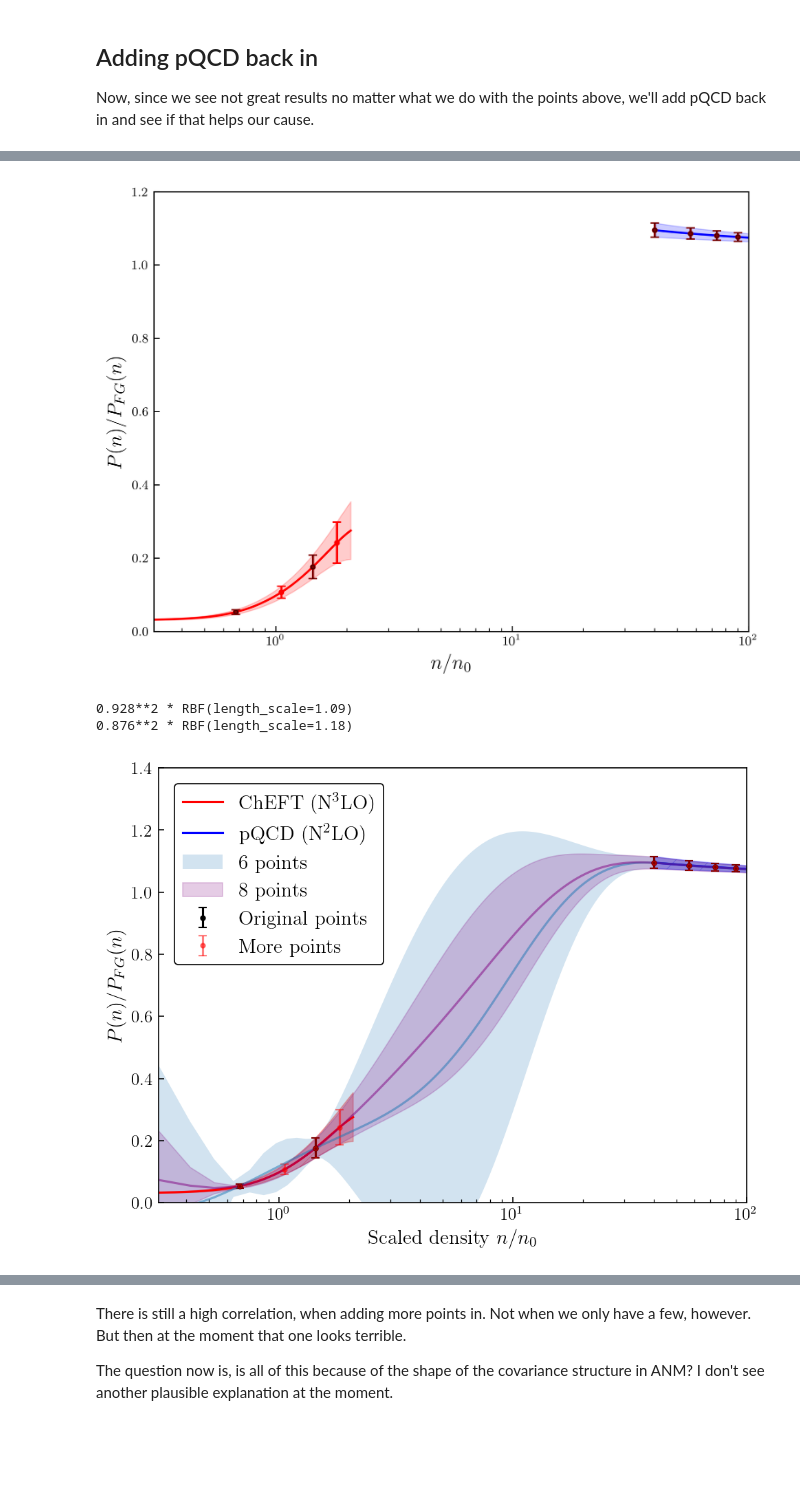
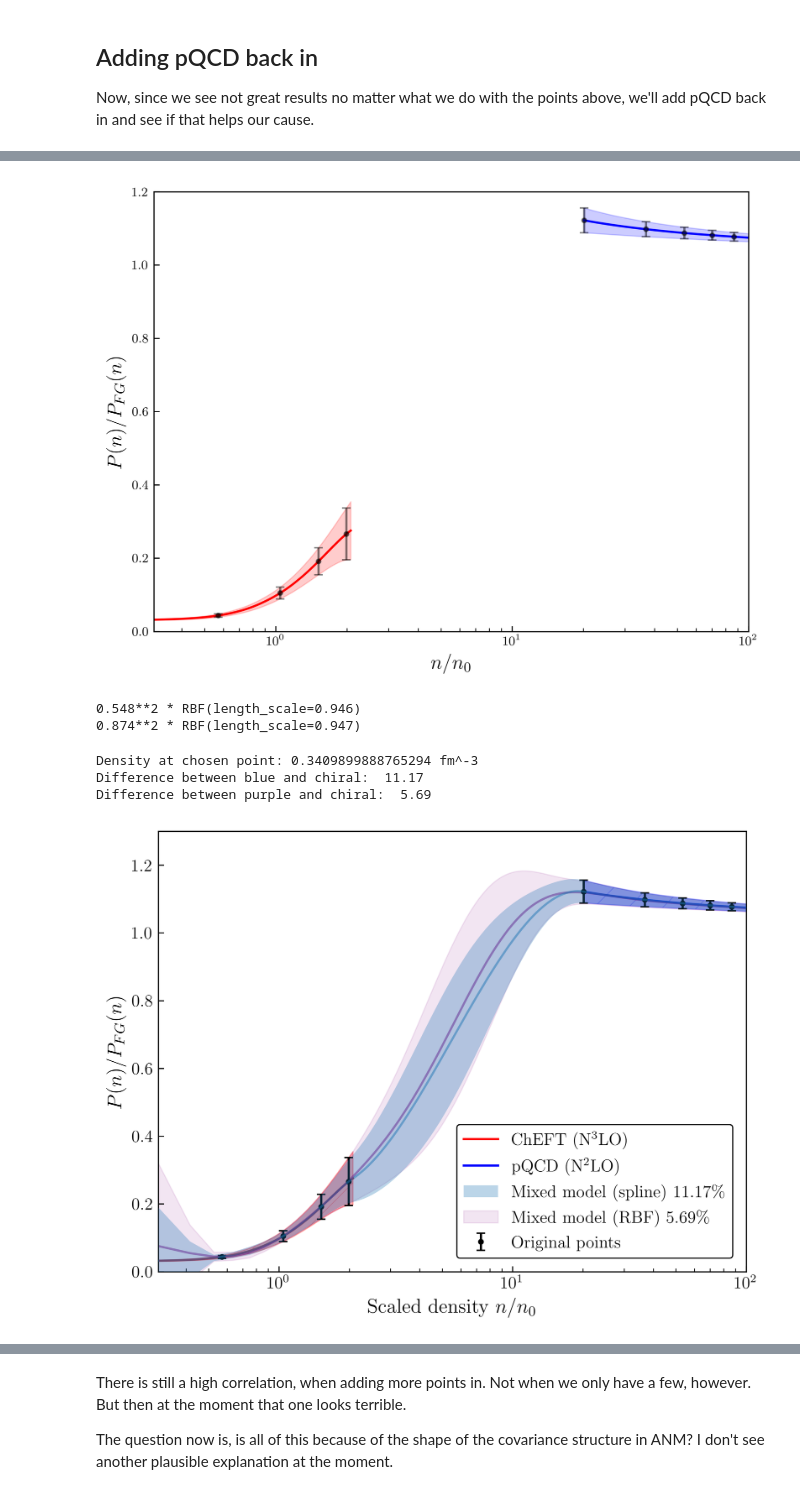
Before and after one commit to asemposki/neutron-rich-bmm, a Jupyter notebook: notebooks/Toy_GP_ANM.ipynb, the cells around one changed output, grey strips where cells are left out. Saved outputs shown, nothing was run; the diff lists cells and outputs as text; code cells hidden in the pictures; blank space fills up the shorter version.

Commit message:
stuff happened, maybe, and here we are

```diff
--- a/notebooks/Toy_GP_ANM.ipynb
+++ b/notebooks/Toy_GP_ANM.ipynb
@@ -73,8 +73,8 @@ data_xeft_2 = {
     'cov': data_xeft['cov'][::2,::2]
 }
 
-cutoff = 40
-chiral_tr_data, pqcd_tr_data, training_data_full = gp_data(data_xeft_2, data_pqcd, cutoff, all_orders=False)
+cutoff = 20
+chiral_tr_data, pqcd_tr_data, training_data_full = gp_data(data_xeft_2, data_pqcd, cutoff, all_orders=False, matter='ANM')
 
 # assign testing array (no equal points in training)
 density_test = np.linspace(0.05, 0.4, 600)[:-1]
@@ -452,22 +475,22 @@ ax.set_xlabel(r'$n/n_{0}$', fontsize=14)
 ax.plot(n_xeft/n0, p_mean_xeft, color='red', label=r'ChEFT (N3LO)')
 ax.fill_between(n_xeft/n0, p_mean_xeft-p_stdv_xeft, p_mean_xeft+p_stdv_xeft, \
                 alpha=0.2, color=color_xeft)
-ax.errorbar(x=training_data_2['dens']/n0, y=training_data_2['mean'], yerr=training_data_2['std'], \
-            **errorbar_kwargs_2)
+# ax.errorbar(x=training_data_2['dens']/n0, y=training_data_2['mean'], yerr=training_data_2['std'], \
+#             **errorbar_kwargs_2)
 ax.errorbar(x=training_data['dens']/n0, y=training_data['mean'], yerr=training_data['std'], \
             **errorbar_kwargs, alpha=0.5)
 ax.plot(n_pqcd/n0, p_mean_pqcd, color='blue', label=r'pQCD (N2LO)')
 ax.fill_between(n_pqcd/n0, p_mean_pqcd-p_stdv_pqcd, p_mean_pqcd+p_stdv_pqcd, alpha=0.2, color=color_pqcd)
 plt.show()
 # %% [output]
-[figure, old version]
+[figure, new version]
 # %%
 # choose kernel
 if cutoff == 40:
     kernel = C(constant_value=1.1, constant_value_bounds=[0.3,2.25]) * \
     RBF(length_scale=1.1, length_scale_bounds=[0.6,1.2])
-#     kernel = C(constant_value=1.0, constant_value_bounds='fixed') \
-#     * RBF(length_scale=1.1, length_scale_bounds='fixed')
+#     kernel = C(constant_value=0.908**2.0, constant_value_bounds='fixed') \
+#     * RBF(length_scale=1.06, length_scale_bounds='fixed')
 elif cutoff == 20:
     kernel = C(constant_value=1.1, constant_value_bounds=[0.3,2.25]) * \
     RBF(length_scale=0.8, length_scale_bounds=[0.3, 1.0])
@@ -475,10 +498,10 @@ elif cutoff == 20:
 #     * RBF(length_scale=0.9)
 
 X_train = np.log(training_data['dens']).reshape(-1,1)  # training in the log scale
-y_train = training_data['mean'].reshape(-1,1)
+y_train = (training_data['mean'] - piecewise(np.log(training_data['dens']))).reshape(-1,1)
 
-X_train_2 = np.log(training_data_2['dens']).reshape(-1,1)  # training in the log scale
-y_train_2 = training_data_2['mean'].reshape(-1,1)
+X_train_2 = np.log(training_data['dens']).reshape(-1,1)  # training in the log scale
+y_train_2 = training_data['mean'].reshape(-1,1)
 
 # create a small diagonal chicken nugget for the matrix (not needed without a prior?)
 nugget = 1e-12*np.diag(np.ones(len(training_data['cov'])))
@@ -496,8 +519,8 @@ gp.fit(X_train, y_train, priors=True, cutoff=cutoff, prior_choice='truncnorm_15'
 # running plot of multiple hyperprior choices
 gp1 = GaussianProcessRegressor2dNoise(
     kernel=kernel,
-    alpha=training_data_2['cov'] + nugget_2,  # here is where we input the full covariance matrix from the data
-    n_restarts_optimizer=10000
+    alpha=training_data['cov'] + nugget,  # here is where we input the full covariance matrix from the data
+    n_restarts_optimizer=10000,
 )
 
 gp1.fit(X_train_2, y_train_2, priors=True, cutoff=cutoff, prior_choice='truncnorm_15')
@@ -505,56 +528,76 @@ gp1.fit(X_train_2, y_train_2, priors=True, cutoff=cutoff, prior_choice='truncnor
 print(gp.kernel_)
 print(gp1.kernel_)
 # %% [output]
-0.928**2 * RBF(length_scale=1.09)
-0.876**2 * RBF(length_scale=1.18)
+0.548**2 * RBF(length_scale=0.946)
+0.874**2 * RBF(length_scale=0.947)
 # %%
 # use the testing density array now for predicting at new locations (also in log space)
 X = np.log(density_test).reshape(-1,1)
 
-y_pred_0, y_stdv_0 = gp.predict(X, return_std=True)
+y_pred_0_scaled, y_stdv_0 = gp.predict(X, return_std=True)
+y_pred_0 = y_pred_0_scaled + piecewise(X)
 _, y_cov_0 = gp.predict(X, return_cov=True)
 
 y_pred_1, y_stdv_1 = gp1.predict(X, return_std=True)
 _, y_cov_1 = gp1.predict(X, return_cov=True)
+# %%
+# compare the size of the error bars for both theories below at some select point (last point)
+band_chiral = p_stdv_xeft[-1]
+ind_chi = np.where([density_test[i] > 0.34 for i in range(len(density_test))])[0][0]
+band_gp = y_stdv_0[ind_chi]  # 2n0
+band_gp_2 = y_stdv_1[ind_chi]
+print('Density at chosen point:', density_test[ind_chi], 'fm^-3')
+
+# save for plot
+diff_chiral_gp1 = round(((band_chiral - band_gp)/(band_chiral))*100, 2)
+diff_chiral_gp2 = round(((band_chiral - band_gp_2)/(band_chiral))*100, 2)
+
+# print out the differences
+print('Difference between blue and chiral: ', diff_chiral_gp1)
+print('Difference between purple and chiral: ', diff_chiral_gp2)
+# %% [output]
+Density at chosen point: 0.3409899888765294 fm^-3
+Difference between blue and chiral:  11.17
+Difference between purple and chiral:  5.69
 # %%
-fig, ax = plt.subplots(dpi=150)
+fig, ax = plt.subplots(dpi=600)
 ax.set_xlim(min(density_test/n0), 100.0)
-ax.set_ylim(0, 1.4)
+ax.set_ylim(0, 1.3)
 ax.set_xscale('log') # plot in log base 10
 ax.set_xlabel(r'$n/n_{0}$')
 ax.set_ylabel(r'$P(n)/P_{FG}(n)$')
 
 # chiral EFT and pQCD curves, training data
 ax.plot(n_xeft/n0, p_mean_xeft, color='red', label=r'ChEFT (N$^3$LO)')
 ax.fill_between(n_xeft/n0, p_mean_xeft-p_stdv_xeft, p_mean_xeft+p_stdv_xeft, alpha=0.3, \
                 color=color_xeft, hatch='/')
 ax.errorbar(x=training_data['dens']/n0, y=training_data['mean'], yerr=training_data['std'], color='k', \
             **errorbar_kwargs, label=r'Original points')
-ax.errorbar(x=training_data_2['dens']/n0, y=training_data_2['mean'], yerr=training_data_2['std'], color='r', \
-            **errorbar_kwargs_2, label=r'More points', alpha=0.5)
+# ax.errorbar(x=training_data_2['dens']/n0, y=training_data_2['mean'], yerr=training_data_2['std'], color='r', \
+#             **errorbar_kwargs_2, label=r'More points', alpha=0.5)
 
 ax.plot(n_pqcd/n0, p_mean_pqcd, color='blue', label=r'pQCD (N$^2$LO)')
 ax.fill_between(n_pqcd/n0, p_mean_pqcd-p_stdv_pqcd, p_mean_pqcd+p_stdv_pqcd, alpha=0.3, color=color_pqcd, \
                hatch='/')
 
 # GP kernel choice results and uncertainty bands
-ax.plot(density_test/n0, y_pred_0, alpha=0.5)
+ax.plot(density_test/n0, y_pred_0, alpha=0.5, zorder=11)
 ax.plot(density_test/n0, y_pred_1, alpha=0.5, color='purple')
 ax.fill_between(density_test/n0, y_pred_0-y_stdv_0, y_pred_0+y_stdv_0, \
-                label=r'{} points'.format(len(training_data['dens'])), \
-                alpha=0.2)
+                 label=r'Mixed model (spline) {}\%'.format(diff_chiral_gp1), \
+                 alpha=0.3, zorder=10)
 ax.fill_between(density_test/n0, y_pred_1-y_stdv_1, y_pred_1+y_stdv_1, \
-                label=r'{} points'.format(len(training_data_2['dens'])), \
-                color='purple', alpha=0.2)
+               label=r'Mixed model (RBF) {}\%'.format(diff_chiral_gp2), \
+               color='purple', alpha=0.1)
 
 plt.xticks(fontsize=12)
 plt.yticks(fontsize=12)
 plt.xlabel(r'Scaled density $n/n_{0}$', fontsize=14)
 plt.ylabel(r'$P(n)/P_{FG}(n)$', fontsize=14)
-plt.legend(fontsize=14, loc='upper left')
+plt.legend(fontsize=12, loc='lower right')
 plt.show()
 # %% [output]
-[figure, old version]
+[figure, new version]
 # %%
 # correlation coefficients with pQCD
 # check out the covariance matrix
```
Also changed, not shown: parts of 14 cells of this notebook, 3 other files.
